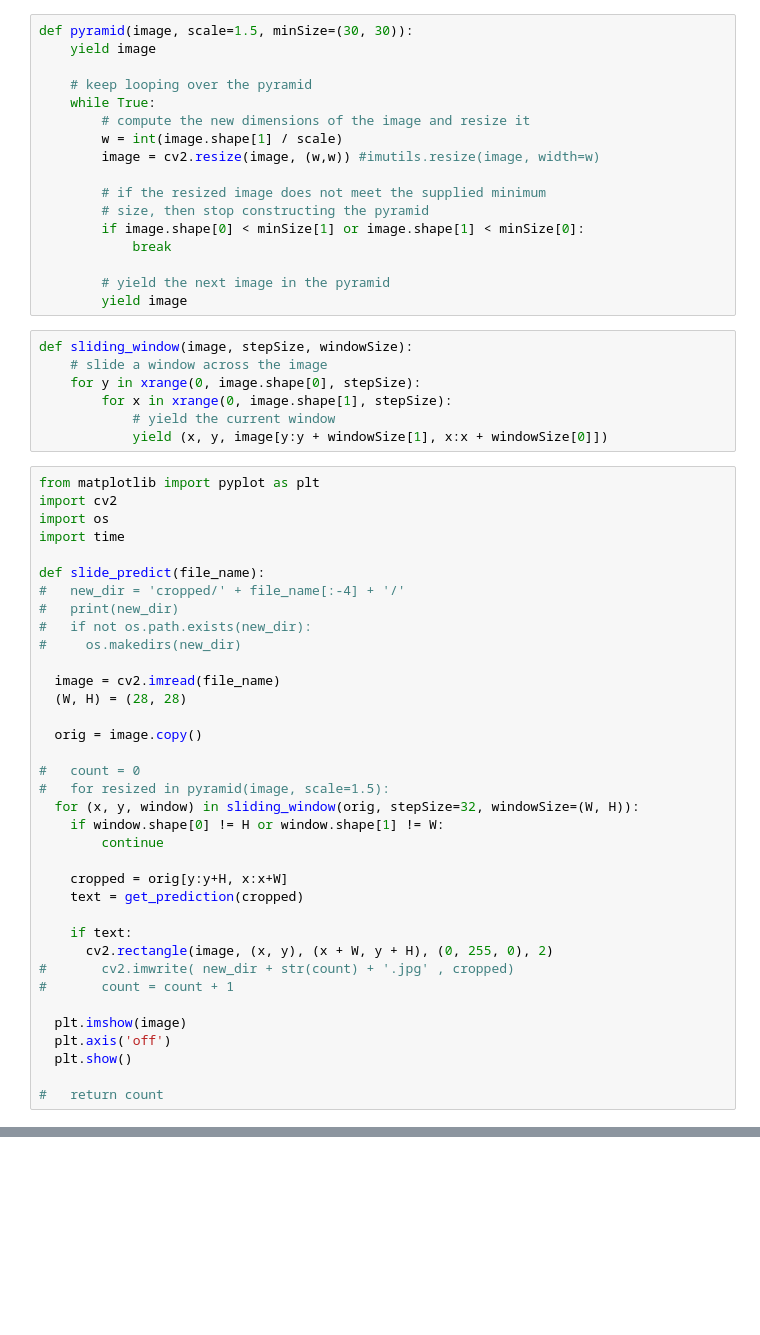
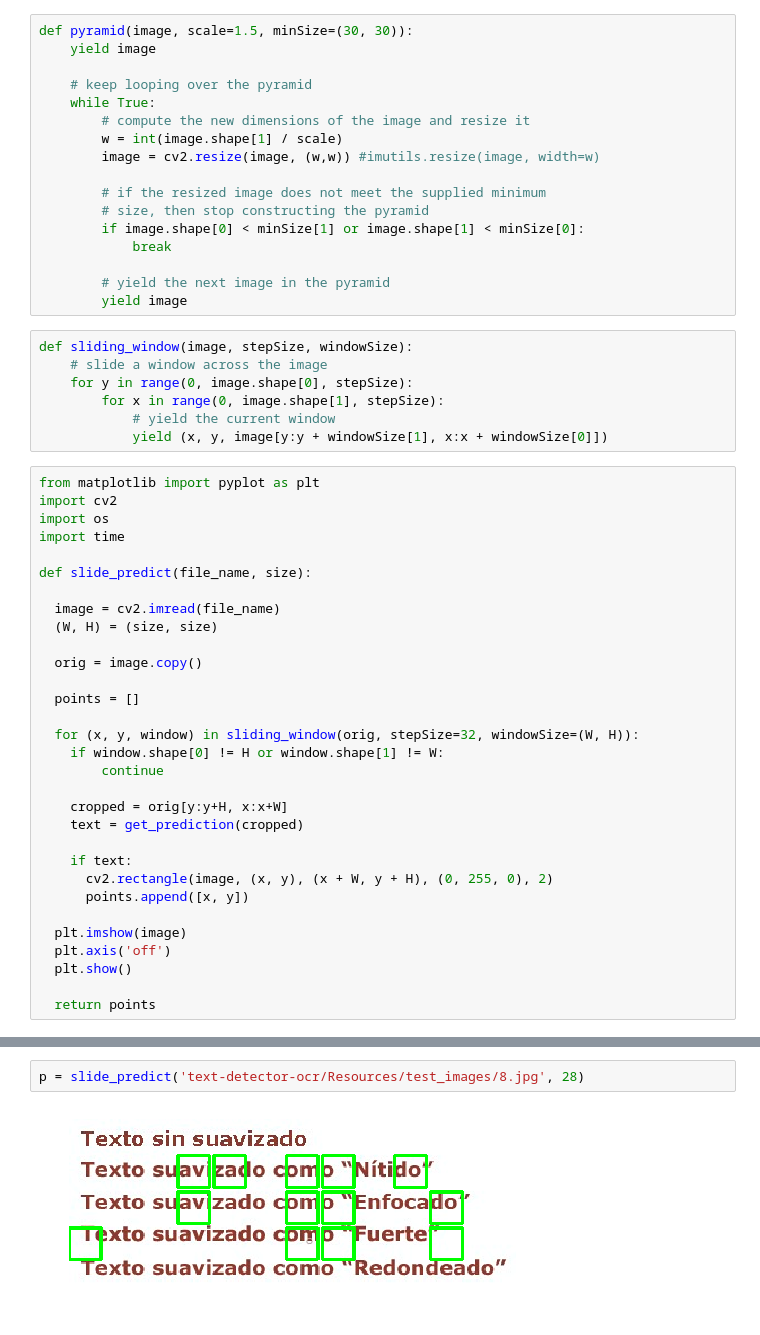
Before and after one commit to daniarnaizg/text-detector-ocr, a Jupyter notebook: Sliding window.ipynb, the cells around one changed output, grey strips where cells are left out. Cells and saved outputs as stored; diff of their text form; blank space fills up the shorter version.

```diff
--- a/Sliding window.ipynb
+++ b/Sliding window.ipynb
@@ -67,8 +73,8 @@ def pyramid(image, scale=1.5, minSize=(30, 30)):
 # %%
 def sliding_window(image, stepSize, windowSize):
 	# slide a window across the image
-	for y in xrange(0, image.shape[0], stepSize):
-		for x in xrange(0, image.shape[1], stepSize):
+	for y in range(0, image.shape[0], stepSize):
+		for x in range(0, image.shape[1], stepSize):
 			# yield the current window
 			yield (x, y, image[y:y + windowSize[1], x:x + windowSize[0]])
 # %%
@@ -77,19 +83,15 @@ import cv2
 import os
 import time
 
-def slide_predict(file_name):
-#   new_dir = 'cropped/' + file_name[:-4] + '/'
-#   print(new_dir)
-#   if not os.path.exists(new_dir):
-#     os.makedirs(new_dir)
+def slide_predict(file_name, size):
 
   image = cv2.imread(file_name)
-  (W, H) = (28, 28)
+  (W, H) = (size, size)
 
   orig = image.copy()
 
-#   count = 0
-#   for resized in pyramid(image, scale=1.5):
+  points = []
+
   for (x, y, window) in sliding_window(orig, stepSize=32, windowSize=(W, H)):
     if window.shape[0] != H or window.shape[1] != W:
   		continue
@@ -99,11 +101,10 @@ def slide_predict(file_name):
 
     if text:
       cv2.rectangle(image, (x, y), (x + W, y + H), (0, 255, 0), 2)
-#       cv2.imwrite( new_dir + str(count) + '.jpg' , cropped)
-#       count = count + 1
+      points.append([x, y])
 
   plt.imshow(image)
   plt.axis('off')
   plt.show()
 
-#   return count
+  return points
@@ -113,0 +115,4 @@ slide_predict('5.jpg')
+# %%
+p = slide_predict('text-detector-ocr/Resources/test_images/8.jpg', 28)
+# %% [output]
+[figure, added]
```
Also changed, not shown: parts of 11 cells of this notebook.
